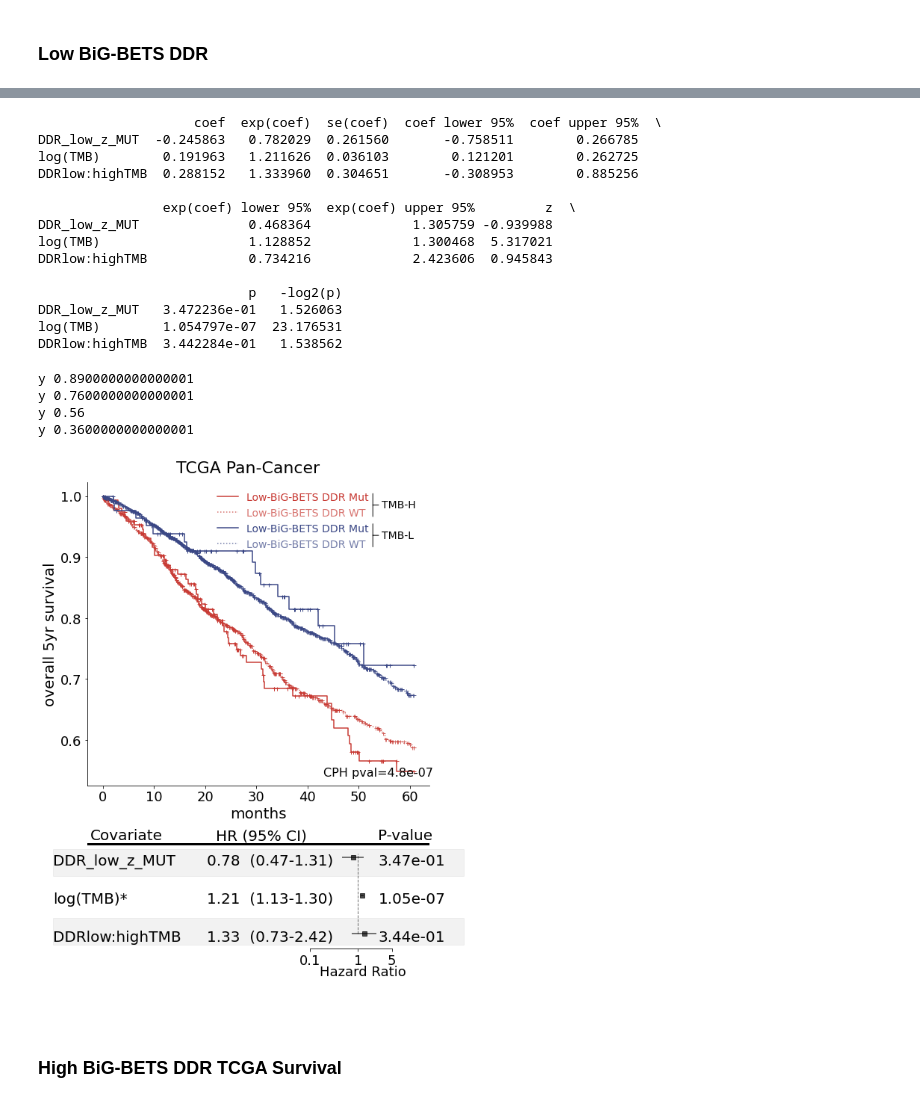
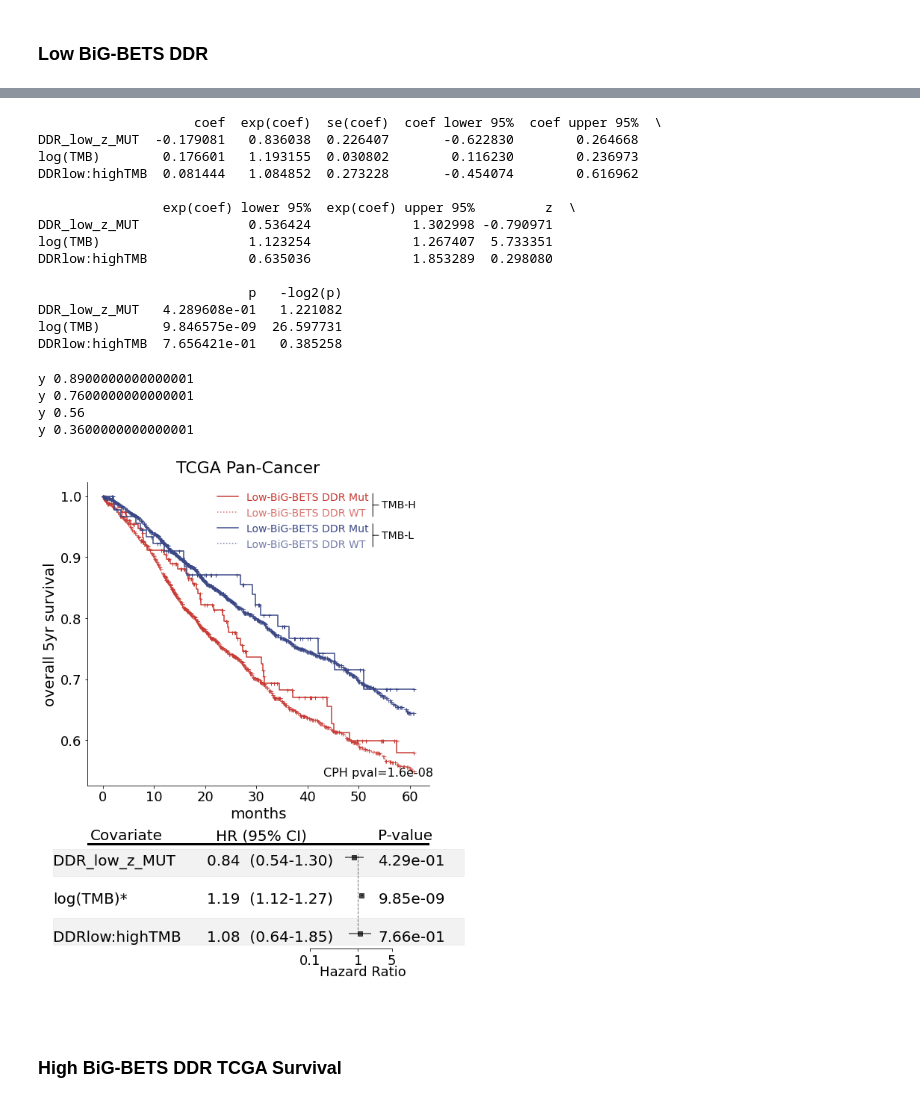
Before and after one commit to wweir827/BIGBETS, a Jupyter notebook: notebooks/Clinical_survival_analyses.ipynb, the cells around one changed output, grey strips where cells are left out. Drawn from its saved outputs; the diff is of its cells as text; code cells hidden in the pictures.

Commit message:
updated file locations, get tcga dataset filtered by cancer types, updated figures in notebooks

```diff
--- a/notebooks/Clinical_survival_analyses.ipynb
+++ b/notebooks/Clinical_survival_analyses.ipynb
@@ -887,8 +887,8 @@ for name,gdf in df2test.groupby(var):
 #     lg_lines[j].set_color(cols[j])
 
 handles, labels = a.get_legend_handles_labels()
-new_labels=['High-BiG-BETS Chromatin Remod. Mut','High-BiG-BETS Chromatin Remod. WT','High-BiG-BETS Chromatin Remod. Mut',
-            'High-BiG-BETS Chromatin Remod. WT']
+new_labels=['Low-BiG-BETS Chromatin Remod. Mut','Low-BiG-BETS Chromatin Remod. WT','Low-BiG-BETS Chromatin Remod. Mut',
+            'Low-BiG-BETS Chromatin Remod. WT']
 l=a.legend(loc=1,bbox_to_anchor=(.85,1.0),fontsize=14,
            frameon=False,handles=handles,labels=new_labels)
 for i,text in enumerate(l.get_texts()):
@@ -3080,7 +3304,7 @@ cph = lifelines.CoxPHFitter()
 vars2keep=['DDR_low_z']
 
 #filter the types here to match those that are present in Samstein
-tcga_types2keep=['LUAD','LUSC','BRCA','LGG',"SKCM",'COAD','ESCA','KIRC']
+tcga_types2keep=['LUAD','LUSC','BRCA','LGG',"SKCM",'COAD','ESCA','KIRC','BLCA','HNSC']
 df_filt=tcga_data.clinical_bigbets_df.loc[tcga_data.clinical_bigbets_df['type'].isin(tcga_types2keep),:]
 
 df_filt=df_filt.dropna(how='any',axis=0)
@@ -3263,43 +3487,43 @@ for i,ind in enumerate(summary.index):
                                alpha=.05,color='k',clip_on=False)
 #         crect2=patches.Rectangle((x2,y1),width=1.1-x2,height=y2-y1,transform=a.transAxes,fill=True,
 #                                alpha=.05,color='k')
         a.add_patch(crect)
 #         a.add_patch(crect2)
 
 
 
 
 # a.set_title("CPH Model Survival",fontsize=18,fontweight='bold')
 # cph.plot(ax=a)
 a.text(s="Hazard Ratio",fontsize=18,x=1.25,
        y=-1.1,
        horizontalalignment='center')
 
 f.suptitle('TCGA Pan-Cancer',fontsize=22,x=.5,y=.97,transform=f.transFigure)
 
 f.subplots_adjust(top=.93,bottom=-.05,right=.95,left=.101,wspace=.0,hspace=1.5)
 f.savefig(outfile,dpi=200)
 plt.show()
 # %% [output]
                     coef  exp(coef)  se(coef)  coef lower 95%  coef upper 95%  \
-DDR_low_z_MUT  -0.245863   0.782029  0.261560       -0.758511        0.266785
-log(TMB)        0.191963   1.211626  0.036103        0.121201        0.262725
-DDRlow:highTMB  0.288152   1.333960  0.304651       -0.308953        0.885256
+DDR_low_z_MUT  -0.179081   0.836038  0.226407       -0.622830        0.264668
+log(TMB)        0.176601   1.193155  0.030802        0.116230        0.236973
+DDRlow:highTMB  0.081444   1.084852  0.273228       -0.454074        0.616962
 
                 exp(coef) lower 95%  exp(coef) upper 95%         z  \
-DDR_low_z_MUT              0.468364             1.305759 -0.939988
-log(TMB)                   1.128852             1.300468  5.317021
-DDRlow:highTMB             0.734216             2.423606  0.945843
+DDR_low_z_MUT              0.536424             1.302998 -0.790971
+log(TMB)                   1.123254             1.267407  5.733351
+DDRlow:highTMB             0.635036             1.853289  0.298080
 
                            p   -log2(p)
-DDR_low_z_MUT   3.472236e-01   1.526063
-log(TMB)        1.054797e-07  23.176531
-DDRlow:highTMB  3.442284e-01   1.538562
+DDR_low_z_MUT   4.289608e-01   1.221082
+log(TMB)        9.846575e-09  26.597731
+DDRlow:highTMB  7.656421e-01   0.385258
 y 0.8900000000000001
 y 0.7600000000000001
 y 0.56
 y 0.3600000000000001
-[figure, old version]
+[figure, new version]
 # %% [markdown]
 
 ### High BiG-BETS DDR TCGA Survival
```
Also changed, not shown: parts of 8 cells of this notebook, 5 other files.
